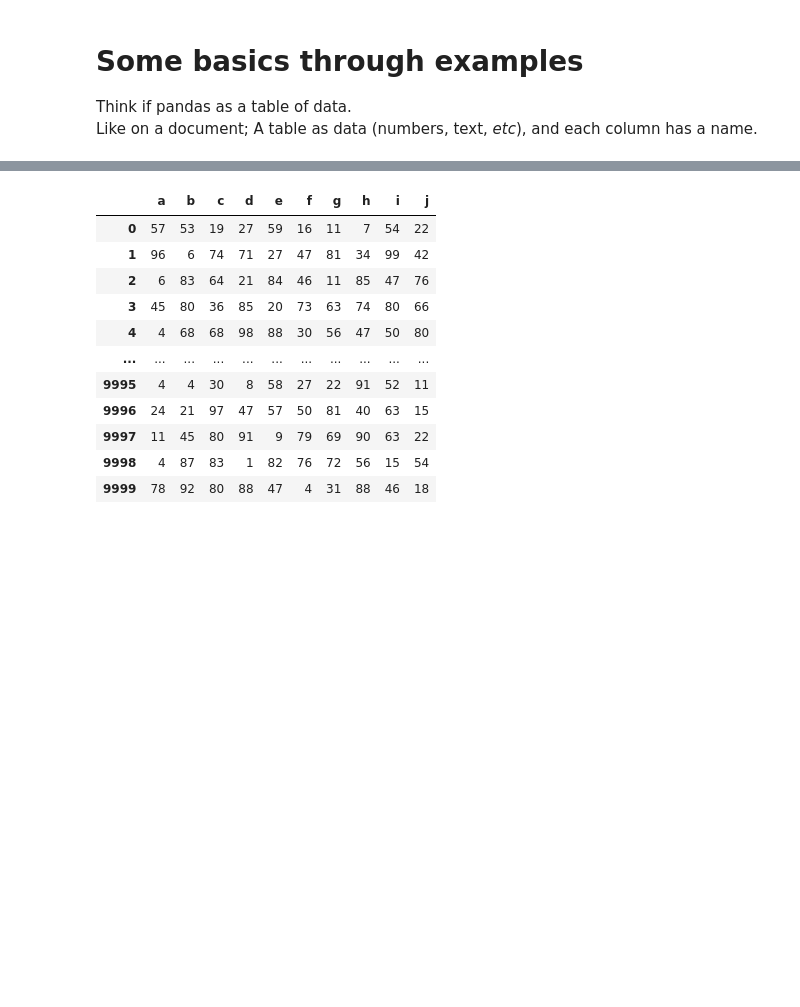
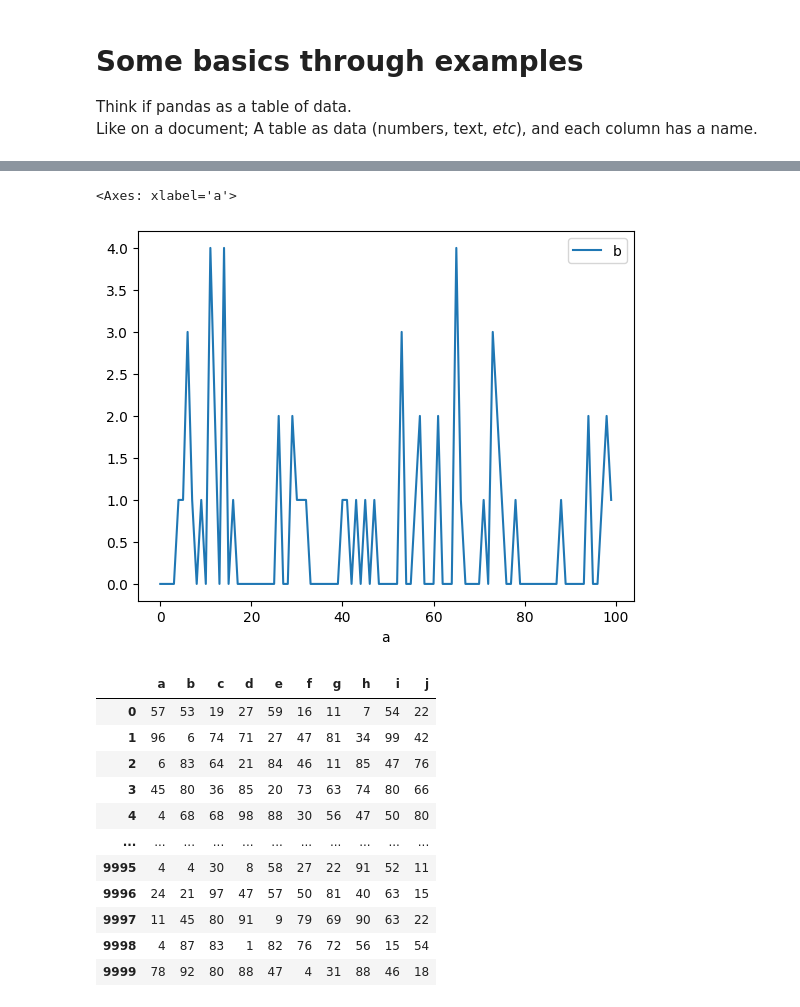
Before and after one commit to kristianfkt/pythoncourse, a Jupyter notebook: pandas_basics.ipynb, the cells around one changed output, grey strips where cells are left out. Cells and saved outputs as stored; diff of their text form; code cells hidden in the pictures; blank space fills up the shorter version.

```diff
--- a/pandas_basics.ipynb
+++ b/pandas_basics.ipynb
@@ -61,3 +47,0 @@ dtype: int64
-# %%
-df["foo"] = df.apply(lambda row: row["a"]+row["b"], axis=1)
-df
@@ -78,3 +68,11 @@ df
+# %%
+agg = df.groupby("a", as_index=False)
+df_1 = agg.min()[["a", "b"]]
+df_2 = agg.std()[["a", "c"]]
+df_1.merge(df_2, on="a", how="right").plot(x="a", y="b")
+# %% [output]
+<Axes: xlabel='a'>
+[figure, added]
 # %%
 df.drop(columns="foo", inplace=True)
 df
```
Also changed, not shown: parts of 7 cells of this notebook, 1 other file.
